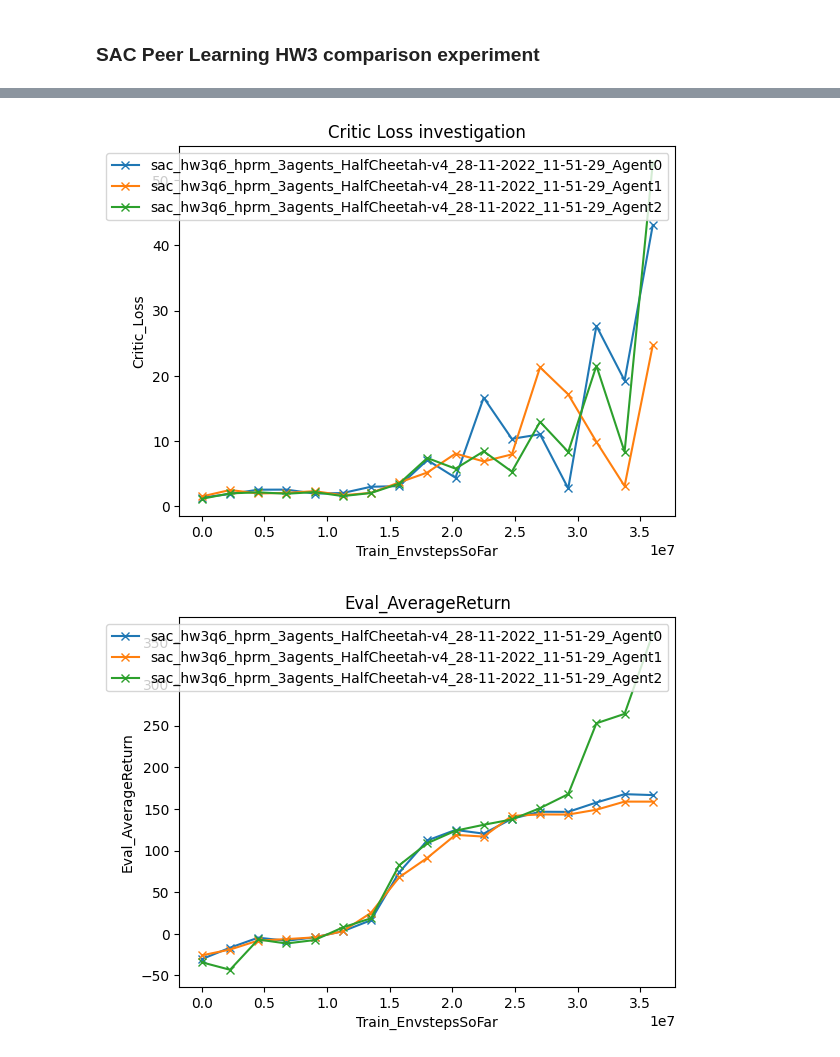
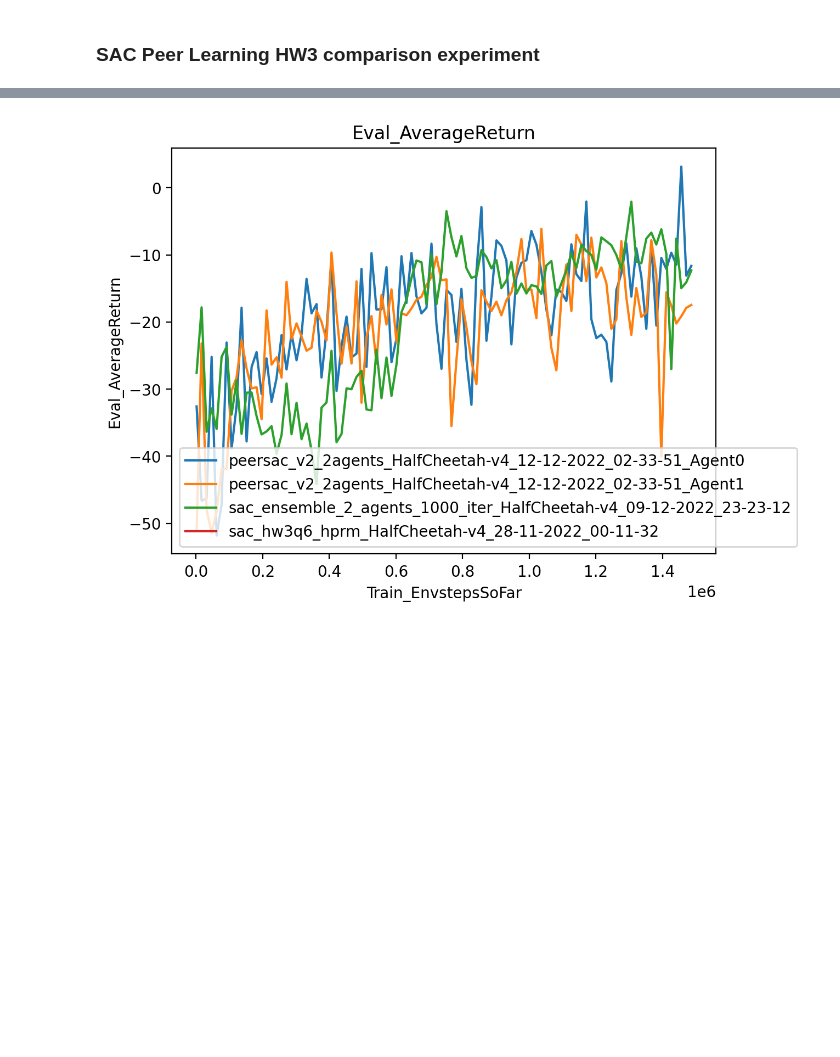
Before and after one commit to chirag-sharma-00/CS285-Project, a Jupyter notebook: cs285/scripts/plotter.ipynb, the cells around one changed output, grey strips where cells are left out. Drawn from its saved outputs; the diff is of its cells as text; code cells hidden in the pictures; blank space fills up the shorter version.

```diff
--- a/cs285/scripts/plotter.ipynb
+++ b/cs285/scripts/plotter.ipynb
@@ -8,6 +6,9 @@ import matplotlib.pyplot as plt
 import glob
 import tensorflow as tf
 import numpy as np
+plt.rcParams['figure.dpi']=200
+
+colors = ['#1f77b4', '#ff7f0e', '#2ca02c', '#d62728', '#9467bd', '#8c564b', '#e377c2', '#7f7f7f', '#bcbd22', '#17becf']
 # %%
 def get_section_results(file, X_label='Train_EnvstepsSoFar', Y_label='Train_AverageReturn'):
     """
@@ -29,11 +30,12 @@ def getXY(exp_name, X_label='Train_EnvstepsSoFar', Y_label='Train_AverageReturn'
     X, Y = get_section_results(eventfile, X_label=X_label, Y_label=Y_label)
     return X, Y
 
-def getXYpeer(exp_name, X_label='Train_EnvstepsSoFar', Y_label='Train_AverageReturn', peer_num=2):
+def getXYpeer(exp_name, X_label='Train_EnvstepsSoFar', Y_label='Train_AverageReturn', peer_num=10):
     result = []
     for i in range(peer_num):
         Xi, Yi = getXY(exp_name, "Agent%d_"%i+X_label, "Agent%d_"%i+Y_label)
-        result.append((Xi, Yi))
+        if Xi and Yi:
+            result.append((Xi, Yi))
     return result
 
 def check(exp_name):
@@ -116,14 +67,13 @@ plt.show()
 # %% [markdown]
 ### SAC Peer Learning HW3 comparison experiment
 # %%
-exp_names = [sacv1]
-peer_num = 2
+exp_names = [v2exp1]
 
 X_label='Train_EnvstepsSoFar'
 Y_label='Critic_Loss'
 for exp_name in exp_names:
-    series = getXYpeer(exp_name, X_label, Y_label, peer_num)
-    for i in range(peer_num):
+    series = getXYpeer(exp_name, X_label, Y_label)
+    for i in range(len(series)):
         X, Y = series[i]
         plt.plot(X, Y, marker='x', label=exp_name+"_Agent%d"%i)
 plt.xlabel(X_label)
@@ -135,8 +85,8 @@ plt.show()
 X_label='Train_EnvstepsSoFar'
 Y_label='Eval_AverageReturn'
 for exp_name in exp_names:
-    series = getXYpeer(exp_name, X_label, Y_label, peer_num)
-    for i in range(peer_num):
+    series = getXYpeer(exp_name, X_label, Y_label)
+    for i in range(len(series)):
         X, Y = series[i]
         plt.plot(X, Y, marker='x', label=exp_name+"_Agent%d"%i)
 plt.xlabel(X_label)
@@ -150,33 +104,22 @@ plt.show()
 # %%
-exp_names = [sac_hw3q6a3] # sac_hw3q6a3_alt
-peer_num = 3
-
-X_label='Train_EnvstepsSoFar'
-Y_label='Critic_Loss'
-for exp_name in exp_names:
-    series = getXYpeer(exp_name, X_label, Y_label, peer_num)
-    for i in range(peer_num):
-        X, Y = series[i]
-        plt.plot(X, Y, marker='x', label=exp_name+"_Agent%d"%i)
-plt.xlabel(X_label)
-plt.ylabel(Y_label)
-plt.legend()
-plt.title("Critic Loss investigation")
-plt.show()
+exp_names = [v2exp1, ensemble2, baseline] # hw3q6
 
 X_label='Train_EnvstepsSoFar'
 Y_label='Eval_AverageReturn'
 for exp_name in exp_names:
-    series = getXYpeer(exp_name, X_label, Y_label, peer_num)
-    for i in range(peer_num):
-        X, Y = series[i]
-        plt.plot(X, Y, marker='x', label=exp_name+"_Agent%d"%i)
+    if "peer" in exp_name:
+        series = getXYpeer(exp_name, X_label, Y_label)
+        for i in range(len(series)):
+            X, Y = series[i]
+            plt.plot(X, Y, label=exp_name+"_Agent%d"%i)
+    else:
+        X, Y = getXY(exp_name, X_label, Y_label)
+        plt.plot(X, Y, label=exp_name)
 plt.xlabel(X_label)
 plt.ylabel(Y_label)
 plt.legend()
 plt.title("Eval_AverageReturn")
 plt.show()
 # %% [output]
-[figure, old version]
+[figure, new version]
-[figure, removed]
 # %%
```
Also changed, not shown: parts of 10 cells of this notebook, 27 other files.
